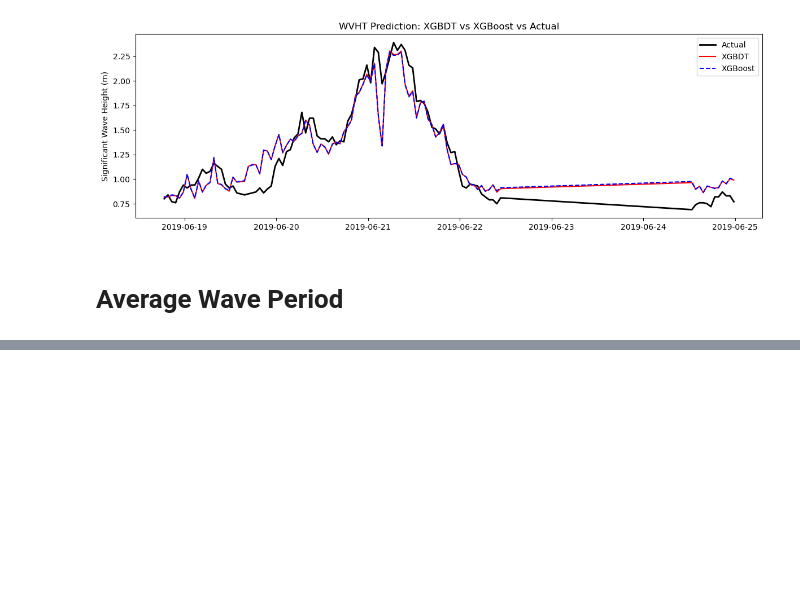
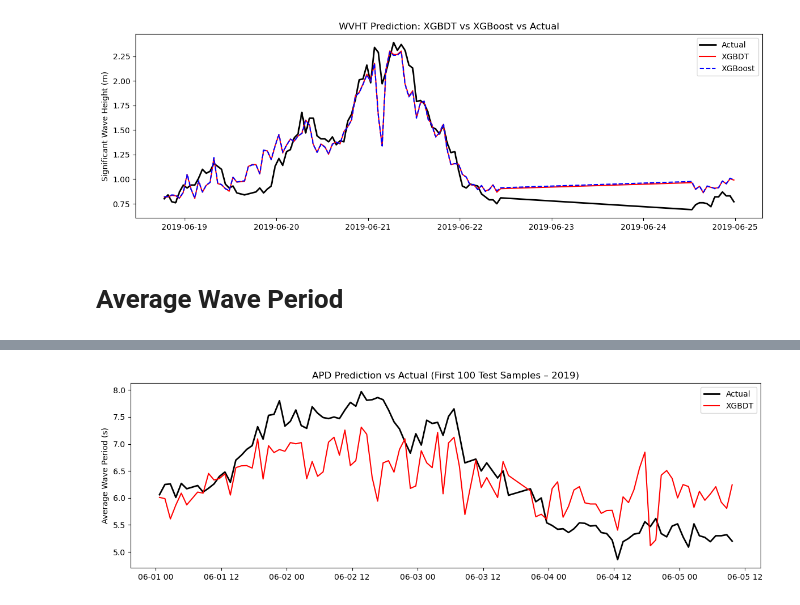
Before and after one commit to RichelCode/Wave-Energy-Forecasting, a Jupyter notebook: Wave Analysis.ipynb, the cells around one changed output, grey strips where cells are left out. Saved outputs shown, nothing was run; the diff lists cells and outputs as text; code cells hidden in the pictures; blank space fills up the shorter version.

```diff
--- a/Wave Analysis.ipynb
+++ b/Wave Analysis.ipynb
@@ -454,3 +454,6 @@ plt.show()
 [figure]
 # %% [markdown]
 # Average Wave Period
+# %%
+target = "APD"
+features = ["DPD", "WVHT", "WSPD", "GST", "PRES"]
@@ -456,0 +518,25 @@ plt.show()
+# %%
+results = []
+preds_df = pd.DataFrame(index=test_df.index)
+preds_df["Actual_APD"] = y_test
+
+for name, model in models.items():
+    model.fit(X_train_s, y_train_s)
+    y_pred_s = model.predict(X_test_s)
+
+    # inverse-scale predictions
+    y_pred = scaler_y.inverse_transform(y_pred_s.reshape(-1,1)).ravel()
+
+    rmse = np.sqrt(mean_squared_error(y_test, y_pred))
+    r2   = r2_score(y_test, y_pred)
+
+    results.append({
+        "Model": name,
+        "RMSE (s)": rmse,
+        "R2": r2
+    })
+
+    preds_df[f"Pred_{name}"] = y_pred
+
+results_df = pd.DataFrame(results).sort_values("RMSE (s)")
+results_df
@@ -456,0 +554,17 @@ plt.show()
+# %%
+plot_df = preds_df.iloc[:100].copy()
+# %%
+plt.figure(figsize=(12,4))
+plt.plot(plot_df.index, plot_df["Actual_APD"],
+         label="Actual", color="black", linewidth=2)
+
+plt.plot(plot_df.index, plot_df["Pred_XGBDT"],
+         label="XGBDT", color="red")
+
+plt.ylabel("Average Wave Period (s)")
+plt.title("APD Prediction vs Actual (First 100 Test Samples – 2019)")
+plt.legend()
+plt.tight_layout()
+plt.show()
+# %% [output]
+[figure, added]
```
Also changed, not shown: parts of 7 cells of this notebook.
